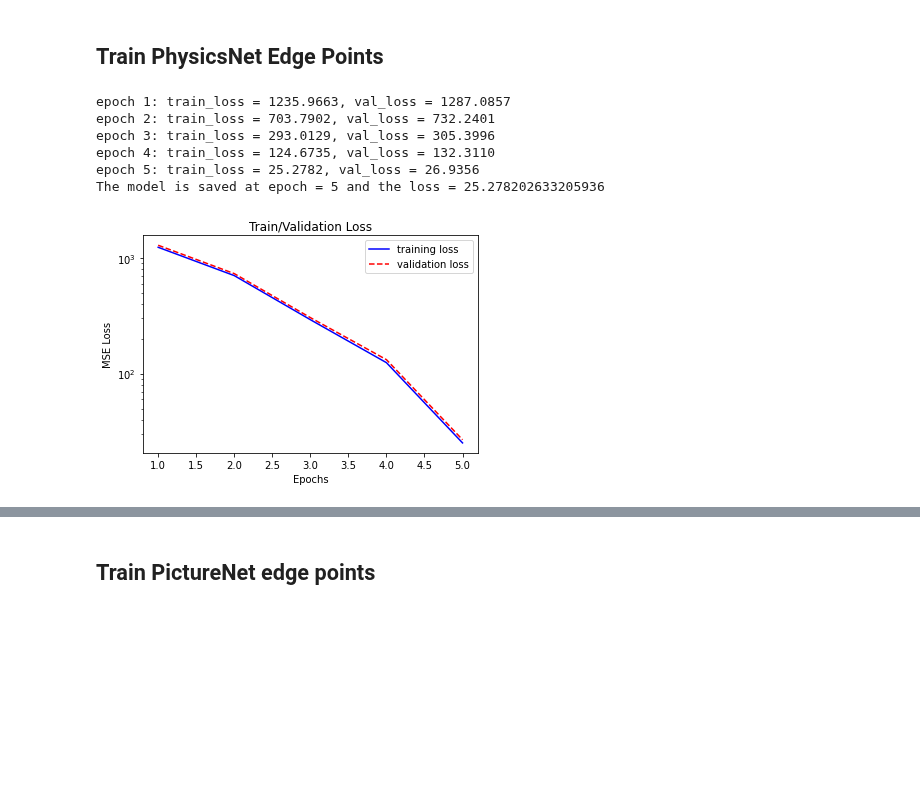
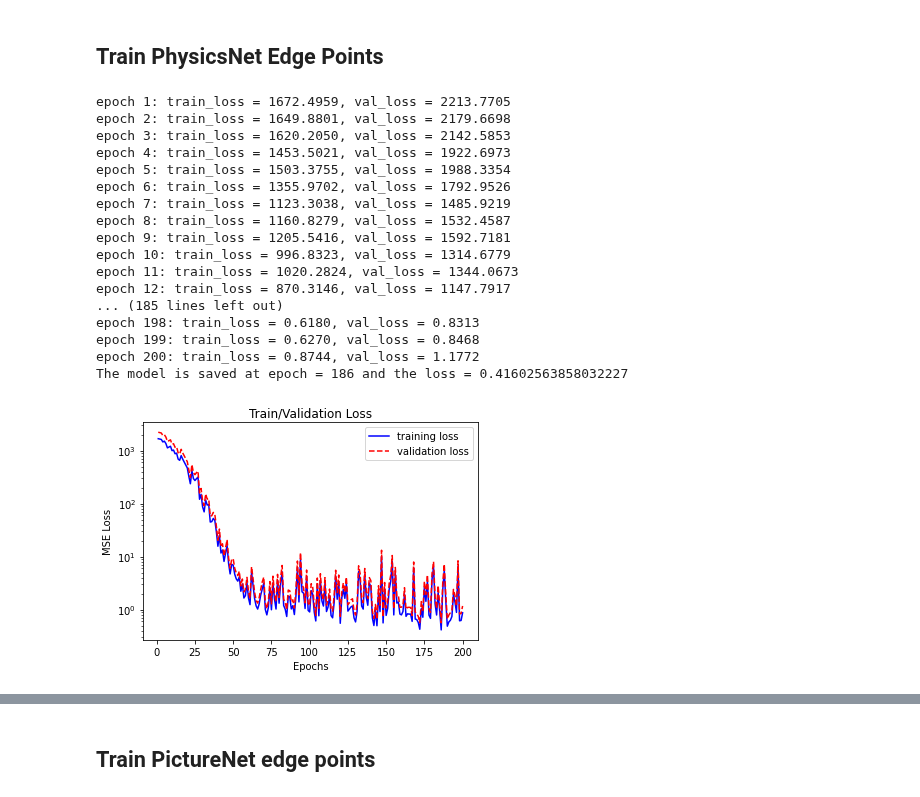
Before and after one commit to ShaoKAi100812/Pendant_Drop_Tensiometry_Prediction, a Jupyter notebook: main_combine.ipynb, the cells around one changed output, grey strips where cells are left out. Cells and saved outputs as stored; diff of their text form; code cells hidden in the pictures; blank space fills up the shorter version.

```diff
--- a/main_combine.ipynb
+++ b/main_combine.ipynb
@@ -326,7 +326,7 @@ def prediction(model, x):   # only a batch
 def model_selection(model, path, loss, epoch_current, epoch_ref, loss_ref):
     loss_best = loss_ref
     epoch_best = epoch_ref
-    if epoch_current == 0:
+    if epoch_current == 0 and ~(os.path.isdir(path)):
             loss_current = loss[epoch_current]
             loss_best = loss[epoch_current]
             torch.save(model, path)
@@ -408,7 +408,7 @@ def train_picture(model, optimizer, epochs=1, model_input=0):
         val_y_pic = val_y_pic_spline
         PATH_PIC = os.path.join(os.getcwd(), "model_pic_spline.pt")
     else:
-        ValueError("Incorrect input. 0 for edge point model, 1 for spline model")
+        ValueError("Incorrect input: 0 for edge point model, 1 for spline model")
 
     model = model.to(device=device)  # move the model parameters to CPU/GPU
     for e in range(epochs):
@@ -447,27 +447,39 @@ def train_picture(model, optimizer, epochs=1, model_input=0):
 ## Train PhysicsNet Edge Points
 # %%
 in_channel = 160
-node_1 = 1024
-node_2 = 1024
-node_3 = 512
+node_1 = 512
+node_2 = 512
+node_3 = 256
 node_4 = 256
 node_5 = 64
 node_6 = 16
 out_channel = 2
 
 learning_rate = 1e-3
 
 model_physics = PhysicsNet(in_channel, node_1, node_2, node_3, node_4, node_5, node_6, out_channel)
 optimizer = optim.Adam(model_physics.parameters(), lr=learning_rate)
-epoch = 5
+epoch = 200
+
 # 0 indicates edge points 1 indicates spline
 train_physics(model_physics, optimizer, epoch, 0)
 # %% [output]
-epoch 1: train_loss = 1235.9663, val_loss = 1287.0857
-epoch 2: train_loss = 703.7902, val_loss = 732.2401
-epoch 3: train_loss = 293.0129, val_loss = 305.3996
-epoch 4: train_loss = 124.6735, val_loss = 132.3110
-epoch 5: train_loss = 25.2782, val_loss = 26.9356
-The model is saved at epoch = 5 and the loss = 25.278202633205936
+epoch 1: train_loss = 1672.4959, val_loss = 2213.7705
+epoch 2: train_loss = 1649.8801, val_loss = 2179.6698
+epoch 3: train_loss = 1620.2050, val_loss = 2142.5853
+epoch 4: train_loss = 1453.5021, val_loss = 1922.6973
+epoch 5: train_loss = 1503.3755, val_loss = 1988.3354
+epoch 6: train_loss = 1355.9702, val_loss = 1792.9526
+epoch 7: train_loss = 1123.3038, val_loss = 1485.9219
+epoch 8: train_loss = 1160.8279, val_loss = 1532.4587
+epoch 9: train_loss = 1205.5416, val_loss = 1592.7181
+epoch 10: train_loss = 996.8323, val_loss = 1314.6779
+epoch 11: train_loss = 1020.2824, val_loss = 1344.0673
+epoch 12: train_loss = 870.3146, val_loss = 1147.7917
+... (185 lines left out)
+epoch 198: train_loss = 0.6180, val_loss = 0.8313
+epoch 199: train_loss = 0.6270, val_loss = 0.8468
+epoch 200: train_loss = 0.8744, val_loss = 1.1772
+The model is saved at epoch = 186 and the loss = 0.41602563858032227
-[figure, old version]
+[figure, new version]
 # %% [markdown]
```
Also changed, not shown: parts of 25 cells of this notebook.
